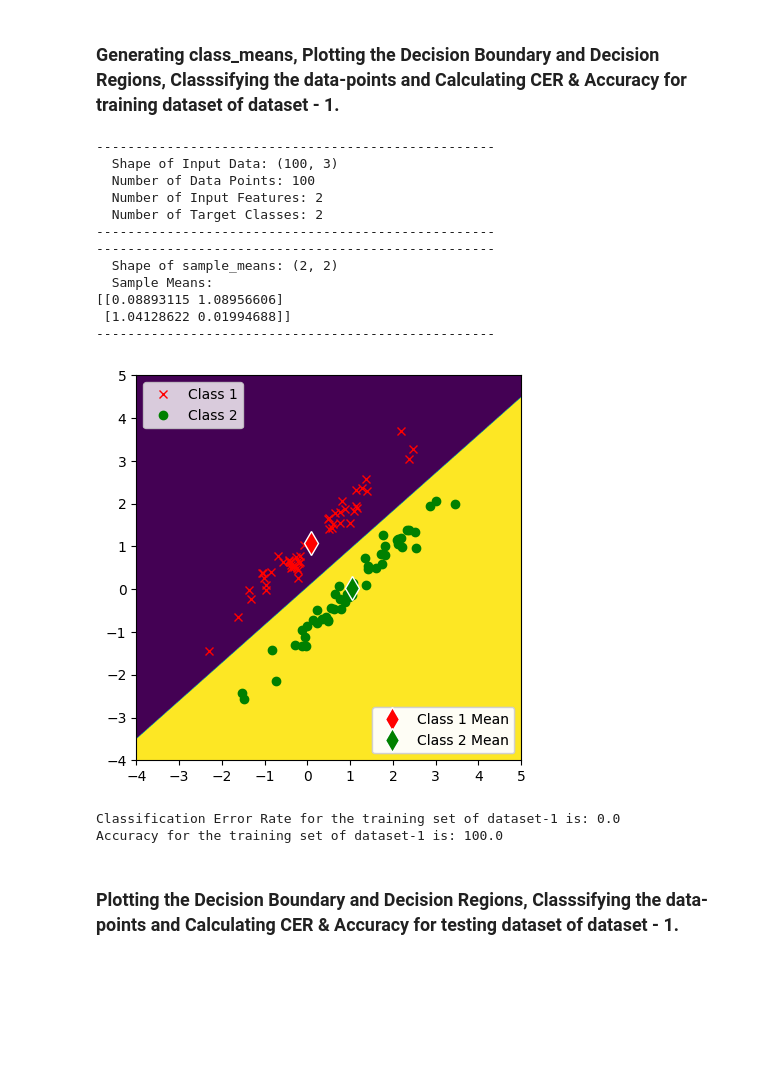
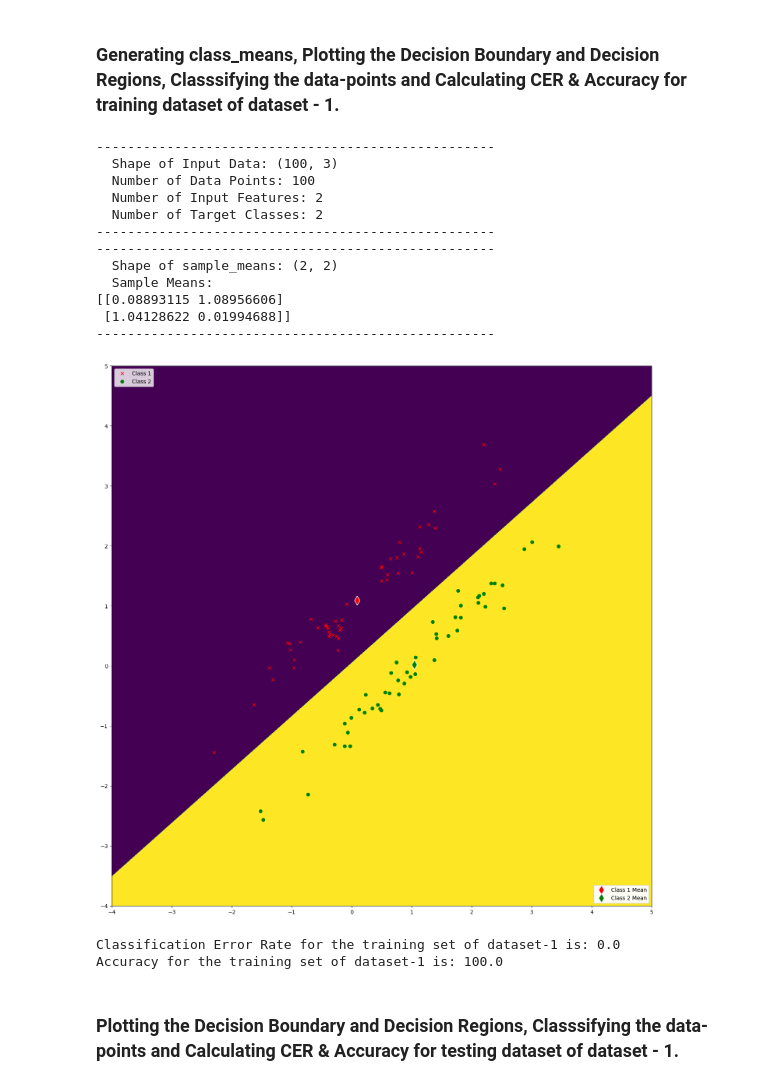
Before and after one commit to SudeshKumarSK/ee559-mlOne, a Jupyter notebook: homeworkOne.ipynb, the cells around one changed output. Saved outputs shown, nothing was run; the diff lists cells and outputs as text; code cells hidden in the pictures; blank space fills up the shorter version.

```diff
--- a/homeworkOne.ipynb
+++ b/homeworkOne.ipynb
@@ -110,36 +110,36 @@ X_train_1, n_train_1, T_train_1 = nmc_1.generateData(data=train_data_1)
 
 class_means_1 = nmc_1.calculateClassMeans(X=X_train_1)
 
 print("---------------------------------------------------")
 print(f"  Shape of sample_means: {class_means_1.shape}")
 print(f"  Sample Means: ")
 print(class_means_1)
 print("---------------------------------------------------")
 
-nmc_1.plotDecisionBoundaries(training=X_train_1, label_train=T_train_1, sample_mean=class_means_1, fsize=(10,5))
+nmc_1.plotDecisionBoundaries(training=X_train_1, label_train=T_train_1, sample_mean=class_means_1, fsize=(18,18))
 
-Y_hat_train_1 = nmc_1.classify(X=X_train_1)
+Y_hat_train_1 = nmc_1.classify(X=X_train_1, sample_means=class_means_1)
 
 CER_train_1 = nmc_1.calculateCER(T=T_train_1, Y_hat=Y_hat_train_1, percentageFlag=True)
 
 accuracy_train_1 = nmc_1.calculateAccuracy(T=T_train_1, Y_hat=Y_hat_train_1, percentageFlag=True)
 
 print(f"Classification Error Rate for the training set of dataset-1 is: {CER_train_1}")
 print(f"Accuracy for the training set of dataset-1 is: {accuracy_train_1}")
 # %% [output]
 ---------------------------------------------------
   Shape of Input Data: (100, 3)
   Number of Data Points: 100
   Number of Input Features: 2
   Number of Target Classes: 2
 ---------------------------------------------------
 ---------------------------------------------------
   Shape of sample_means: (2, 2)
   Sample Means:
 [[0.08893115 1.08956606]
  [1.04128622 0.01994688]]
 ---------------------------------------------------
-[figure, old version]
+[figure, new version]
 Classification Error Rate for the training set of dataset-1 is: 0.0
 Accuracy for the training set of dataset-1 is: 100.0
 # %% [markdown]
```
Also changed, not shown: parts of 52 cells of this notebook.
